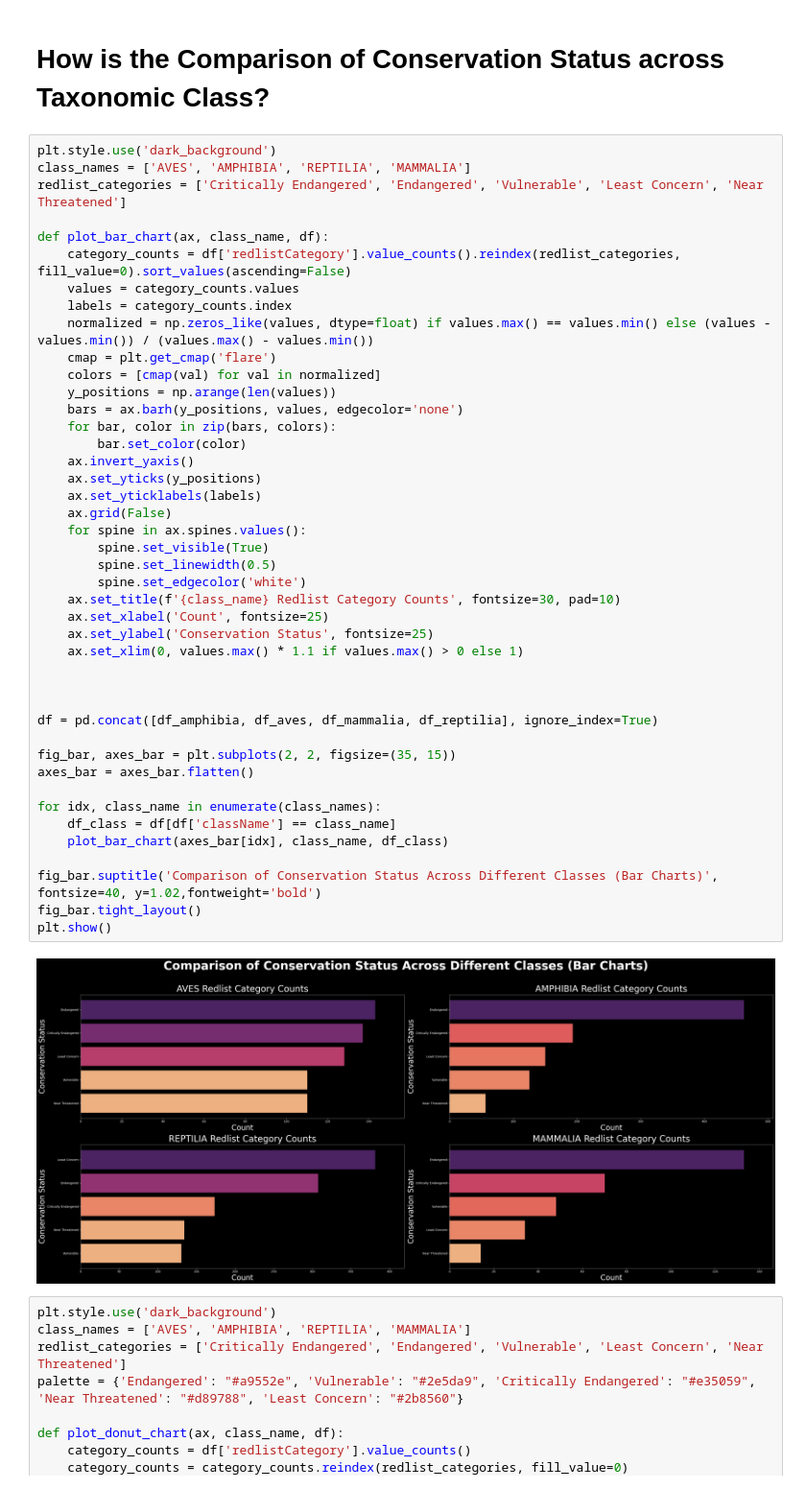
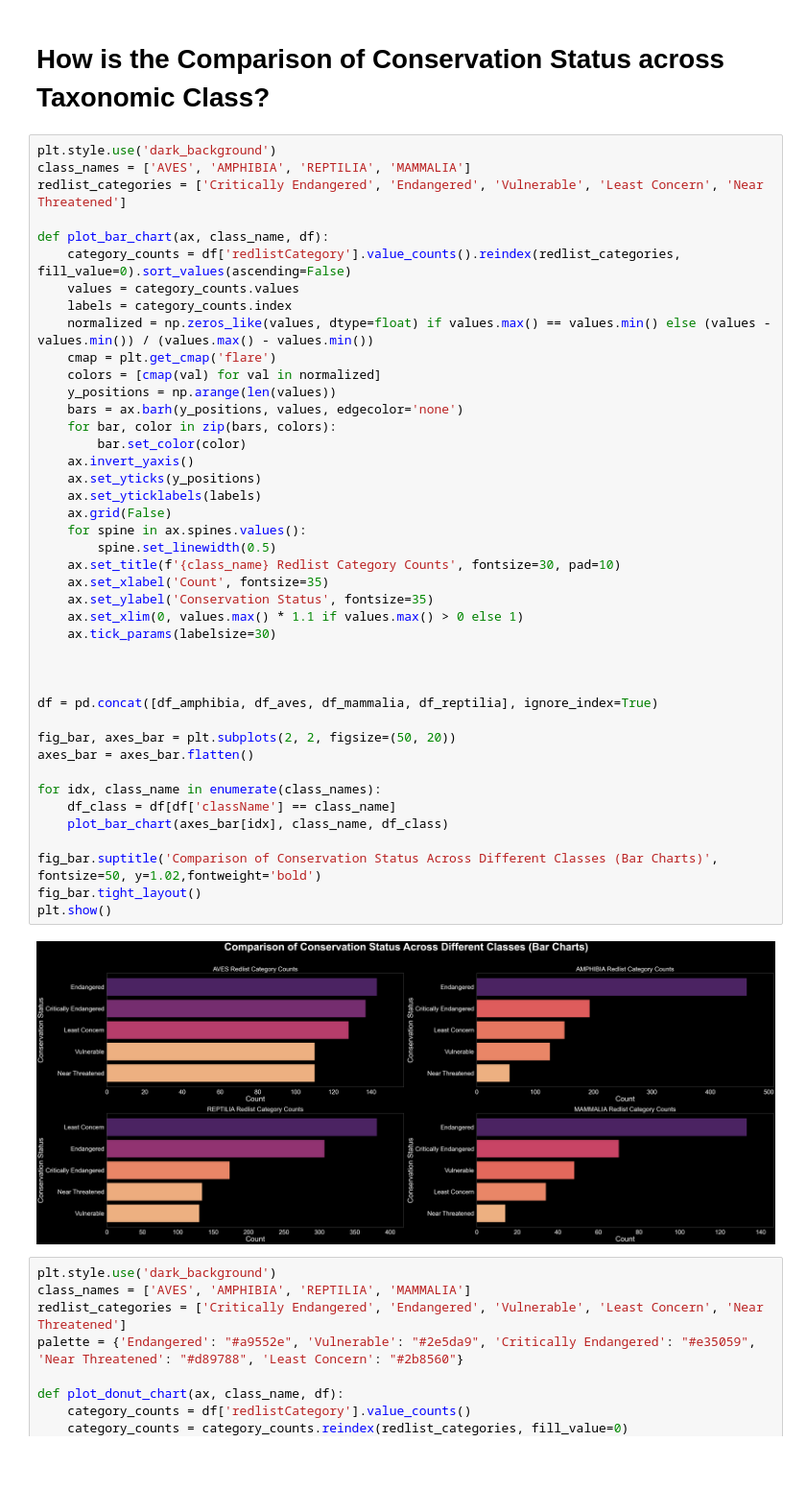
Before and after one commit to JovianSanjaya/2D-Mapping-and-Simulation-Approach, a Jupyter notebook: Hack/analysis.ipynb, the cells around one changed output. Shown at 96% size. Cells and saved outputs as stored; diff of their text form; blank space fills up the shorter version.

```diff
--- a/Hack/analysis.ipynb
+++ b/Hack/analysis.ipynb
@@ -319,40 +319,39 @@ def plot_bar_chart(ax, class_name, df):
     labels = category_counts.index
     normalized = np.zeros_like(values, dtype=float) if values.max() == values.min() else (values - values.min()) / (values.max() - values.min())
     cmap = plt.get_cmap('flare')
     colors = [cmap(val) for val in normalized]
     y_positions = np.arange(len(values))
     bars = ax.barh(y_positions, values, edgecolor='none')
     for bar, color in zip(bars, colors):
         bar.set_color(color)
     ax.invert_yaxis()
     ax.set_yticks(y_positions)
     ax.set_yticklabels(labels)
     ax.grid(False)
     for spine in ax.spines.values():
-        spine.set_visible(True)
         spine.set_linewidth(0.5)
-        spine.set_edgecolor('white')
     ax.set_title(f'{class_name} Redlist Category Counts', fontsize=30, pad=10)
-    ax.set_xlabel('Count', fontsize=25)
-    ax.set_ylabel('Conservation Status', fontsize=25)
+    ax.set_xlabel('Count', fontsize=35)
+    ax.set_ylabel('Conservation Status', fontsize=35)
     ax.set_xlim(0, values.max() * 1.1 if values.max() > 0 else 1)
+    ax.tick_params(labelsize=30)
 
 
 
 df = pd.concat([df_amphibia, df_aves, df_mammalia, df_reptilia], ignore_index=True)
 
-fig_bar, axes_bar = plt.subplots(2, 2, figsize=(35, 15))
+fig_bar, axes_bar = plt.subplots(2, 2, figsize=(50, 20))
 axes_bar = axes_bar.flatten()
 
 for idx, class_name in enumerate(class_names):
     df_class = df[df['className'] == class_name]
     plot_bar_chart(axes_bar[idx], class_name, df_class)
 
-fig_bar.suptitle('Comparison of Conservation Status Across Different Classes (Bar Charts)', fontsize=40, y=1.02,fontweight='bold')
+fig_bar.suptitle('Comparison of Conservation Status Across Different Classes (Bar Charts)', fontsize=50, y=1.02,fontweight='bold')
 fig_bar.tight_layout()
 plt.show()
 # %% [output]
-[figure, old version]
+[figure, new version]
 # %%
 plt.style.use('dark_background')
 class_names = ['AVES', 'AMPHIBIA', 'REPTILIA', 'MAMMALIA']
```
Also changed, not shown: 2 other files.
